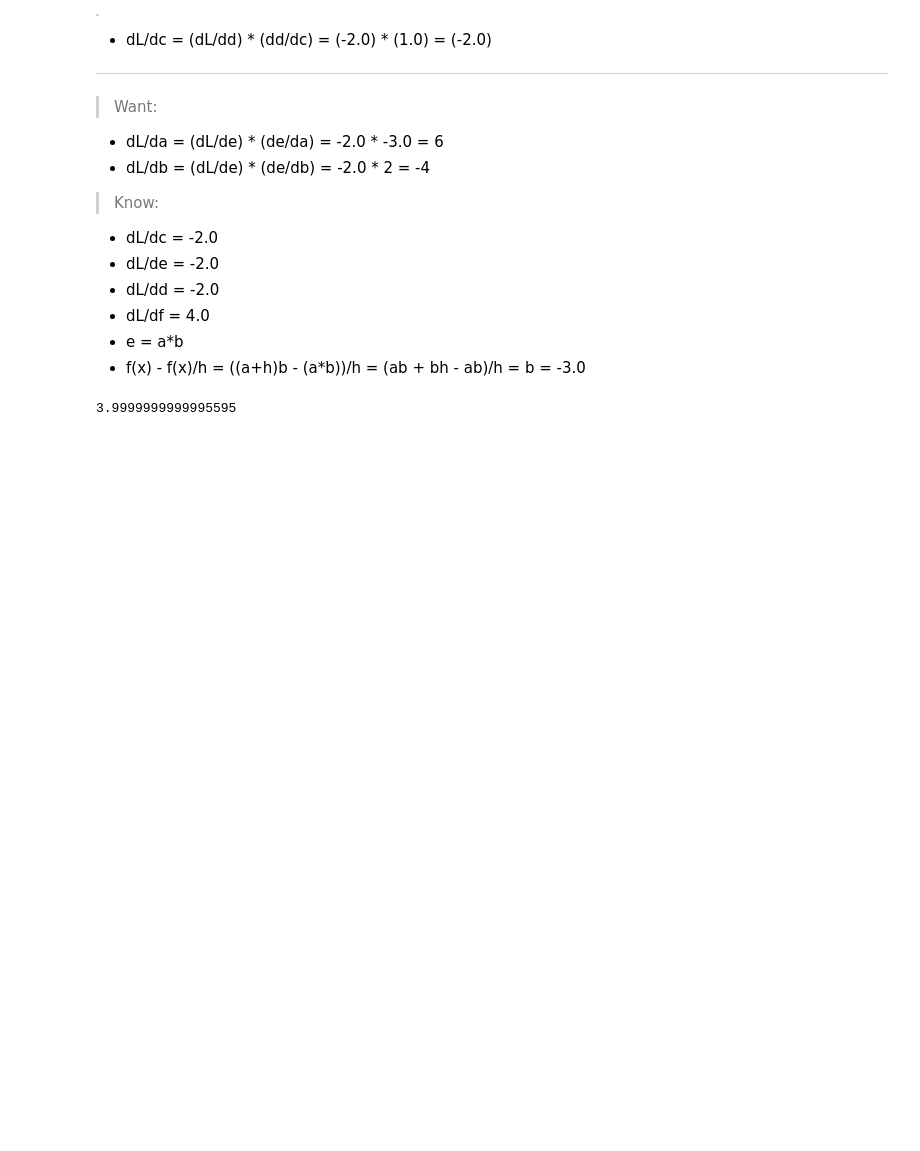
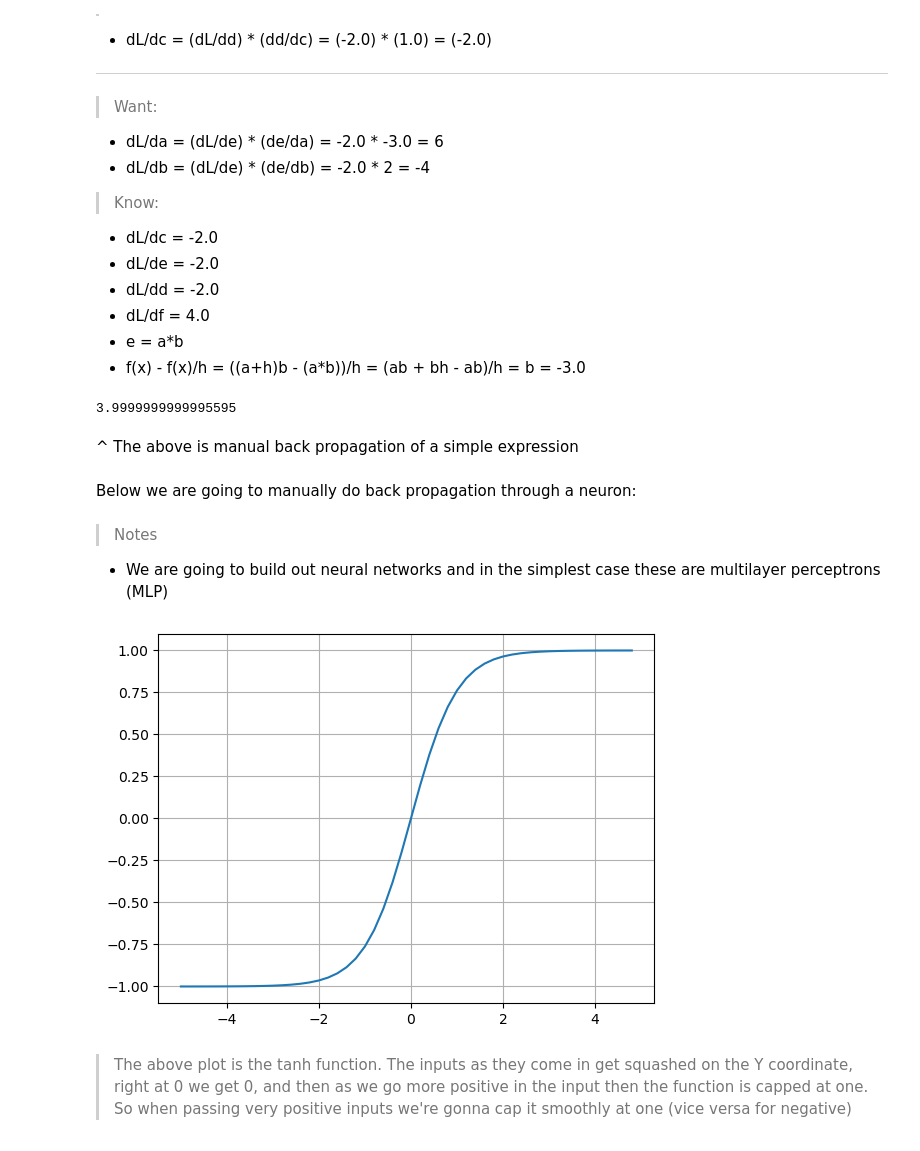
Before and after one commit to bryan-ortiz0/NN_Zero-to-Hero, a Jupyter notebook: micrograd_from_scratch.ipynb, the cells around one changed output. Drawn from its saved outputs; the diff is of its cells as text; code cells hidden in the pictures; blank space fills up the shorter version.

Commit message:
graphed tanh and starting to use manual back propagation on a neuron

```diff
--- a/micrograd_from_scratch.ipynb
+++ b/micrograd_from_scratch.ipynb
@@ -189,3 +191,16 @@ def lol():
 lol()
 # %% [output]
 3.9999999999995595
+# %% [markdown]
+^ The above is manual back propagation of a simple expression
+# %% [markdown]
+Below we are going to manually do back propagation through a neuron:
+# %% [markdown]
+> Notes
+- We are going to build out neural networks and in the simplest case these are multilayer perceptrons (MLP)
+# %%
+plt.plot(np.arange(-5,5,0.2), np.tanh(np.arange(-5,5,0.2))); plt.grid();
+# %% [output]
+[figure, added]
+# %% [markdown]
+> The above plot is the tanh function. The inputs as they come in get squashed on the Y coordinate, right at 0 we get 0, and then as we go more positive in the input then the function is capped at one. So when passing very positive inputs we're gonna cap it smoothly at one (vice versa for negative)
```
Also changed, not shown: parts of 2 cells of this notebook.
